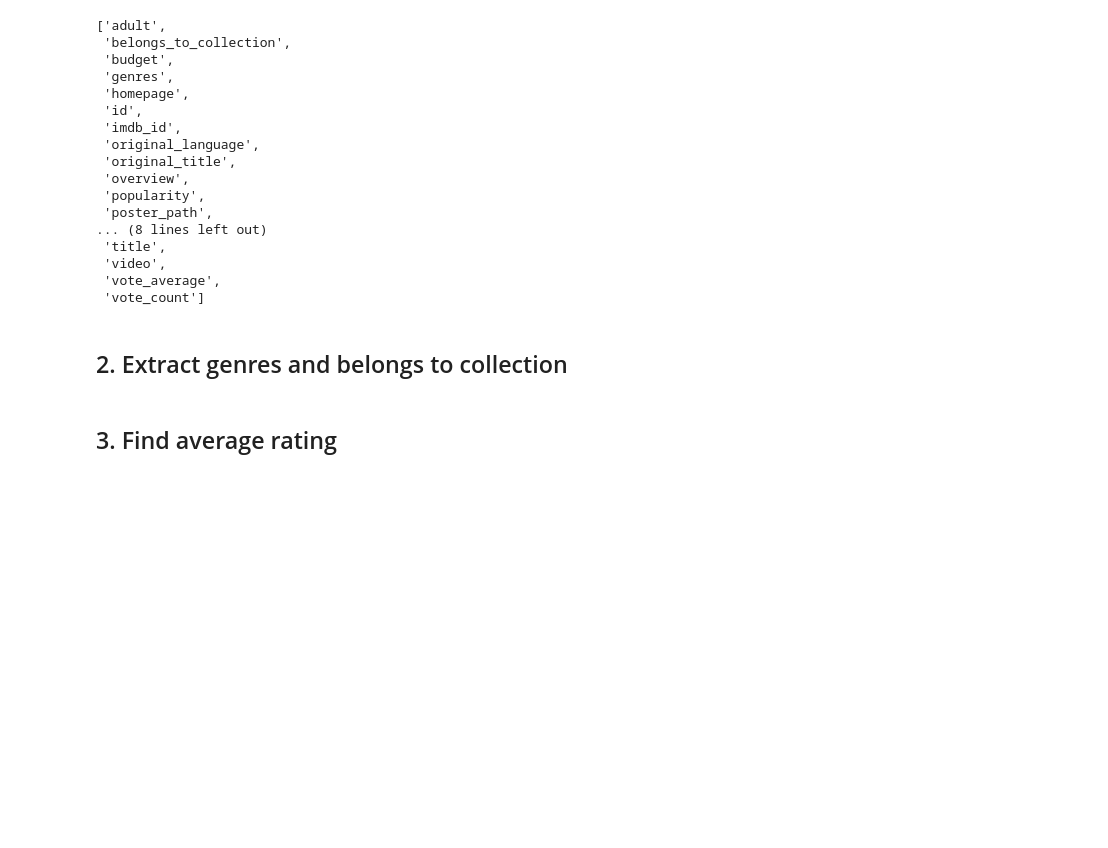
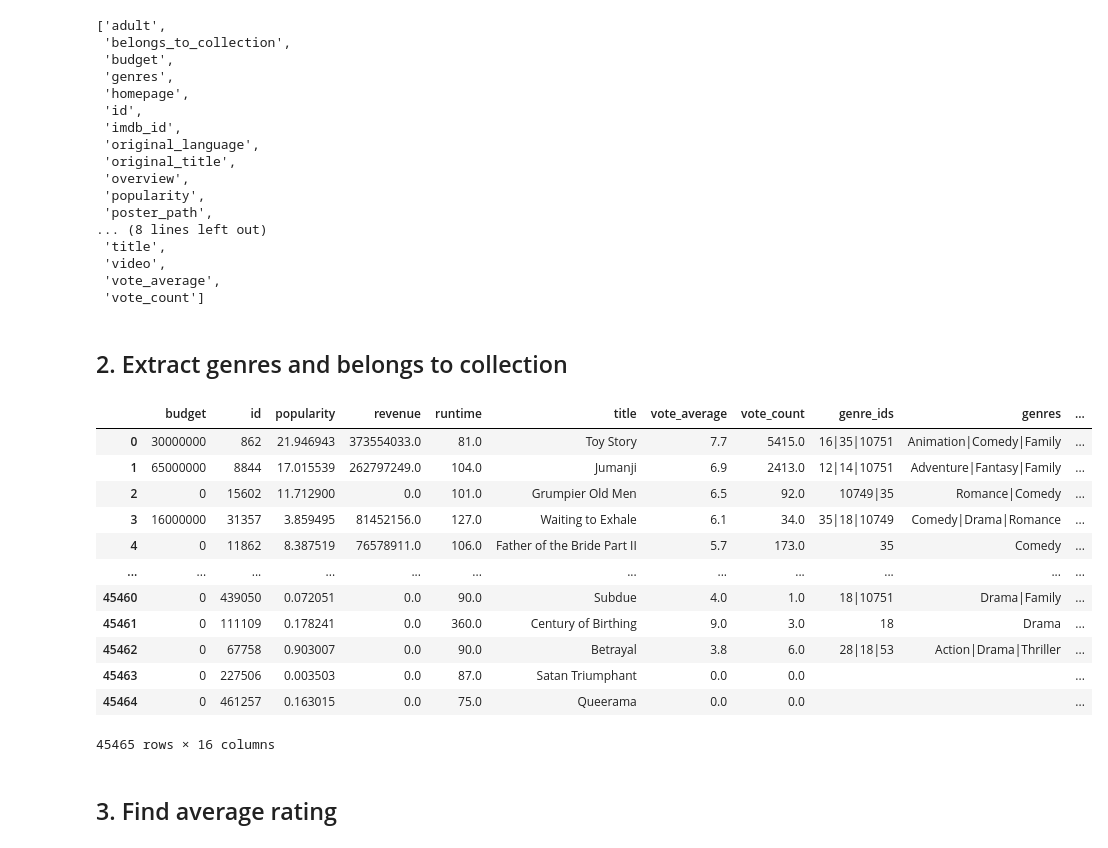
Before and after one commit to cadt-g6/movie_recommendation, a Jupyter notebook: notebooks/clean_movies_metadata.ipynb, the cells around one changed output. Saved outputs shown, nothing was run; the diff lists cells and outputs as text; code cells hidden in the pictures; blank space fills up the shorter version.

```diff
--- a/notebooks/clean_movies_metadata.ipynb
+++ b/notebooks/clean_movies_metadata.ipynb
@@ -112,6 +112,37 @@ cleaned_df.drop(
     axis=1,
     inplace=True
 )
+# %%
+cleaned_df['genres'] = cleaned_df['genre_names'].str.split('|')
+
+cleaned_df['genres1'] = cleaned_df['genres'].apply(lambda x: x[0])
+
+cleaned_df['genres2'] = cleaned_df['genres'].apply(
+    lambda x: x[1] if len(x) > 1 else x[0])
+
+cleaned_df['genres3'] = cleaned_df['genres'].apply(
+    lambda x: x[2] if len(x) > 2 else x[0])
+
+cleaned_df['genres4'] = cleaned_df['genres'].apply(
+    lambda x: x[3] if len(x) > 3 else x[0])
+
+cleaned_df.drop('genres', axis=1, inplace=True)
+cleaned_df.rename(columns={'genre_names': 'genres'}, inplace=True)
+cleaned_df
+# %% [output]
+|  | budget | id | popularity | revenue | runtime | title | vote_average | vote_count | genre_ids | genres | ... |
+| 0 | 30000000 | 862 | 21.946943 | 373554033.0 | 81.0 | Toy Story | 7.7 | 5415.0 | 16|35|10751 | Animation|Comedy|Family | ... |
+| 1 | 65000000 | 8844 | 17.015539 | 262797249.0 | 104.0 | Jumanji | 6.9 | 2413.0 | 12|14|10751 | Adventure|Fantasy|Family | ... |
+| 2 | 0 | 15602 | 11.712900 | 0.0 | 101.0 | Grumpier Old Men | 6.5 | 92.0 | 10749|35 | Romance|Comedy | ... |
+| 3 | 16000000 | 31357 | 3.859495 | 81452156.0 | 127.0 | Waiting to Exhale | 6.1 | 34.0 | 35|18|10749 | Comedy|Drama|Romance | ... |
+| 4 | 0 | 11862 | 8.387519 | 76578911.0 | 106.0 | Father of the Bride Part II | 5.7 | 173.0 | 35 | Comedy | ... |
+| ... | ... | ... | ... | ... | ... | ... | ... | ... | ... | ... | ... |
+| 45460 | 0 | 439050 | 0.072051 | 0.0 | 90.0 | Subdue | 4.0 | 1.0 | 18|10751 | Drama|Family | ... |
+| 45461 | 0 | 111109 | 0.178241 | 0.0 | 360.0 | Century of Birthing | 9.0 | 3.0 | 18 | Drama | ... |
+| 45462 | 0 | 67758 | 0.903007 | 0.0 | 90.0 | Betrayal | 3.8 | 6.0 | 28|18|53 | Action|Drama|Thriller | ... |
+| 45463 | 0 | 227506 | 0.003503 | 0.0 | 87.0 | Satan Triumphant | 0.0 | 0.0 |  |  | ... |
+| 45464 | 0 | 461257 | 0.163015 | 0.0 | 75.0 | Queerama | 0.0 | 0.0 |  |  | ... |
+45465 rows × 16 columns
 # %% [markdown]
 ## 3. Find average rating
 # %%
```
Also changed, not shown: parts of 5 cells of this notebook, 1 other file.
